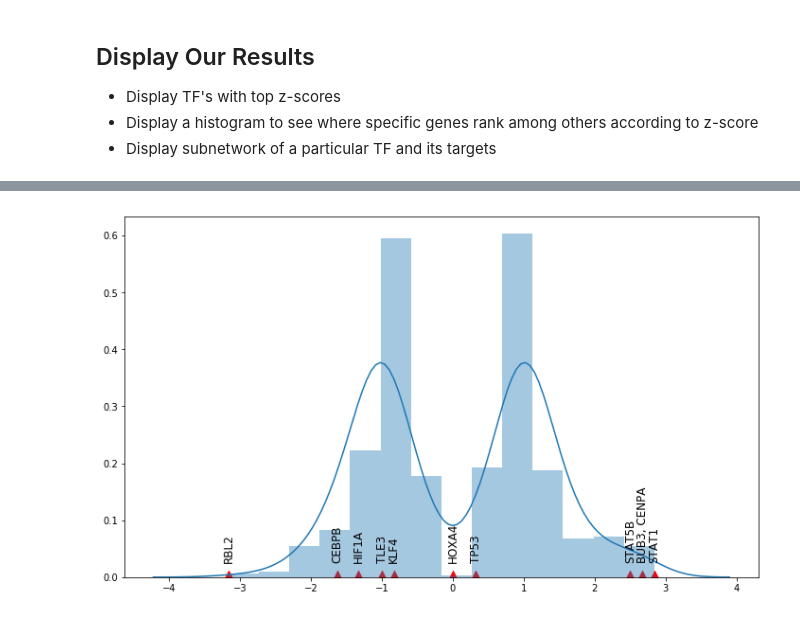
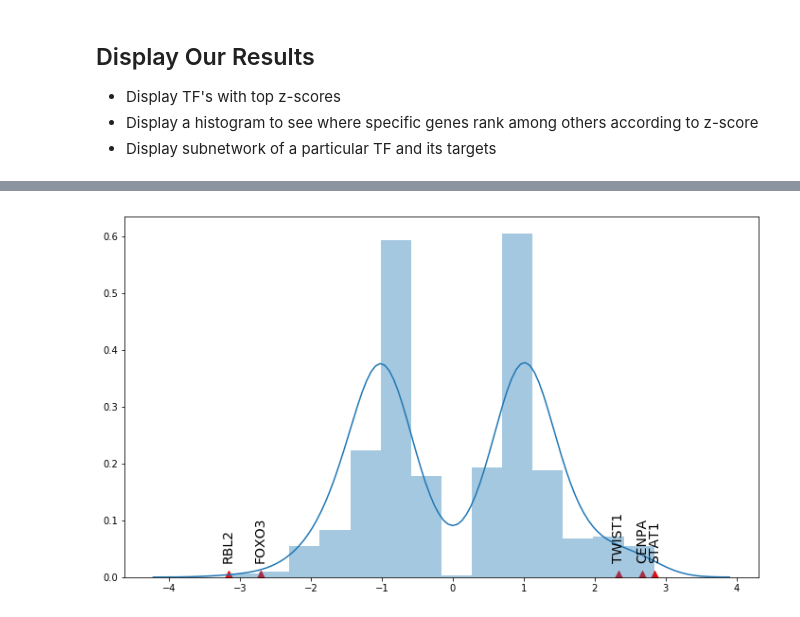
Before and after one commit to ucsd-ccbb/network_bio_toolkit, a Jupyter notebook: notebooks/Upstream_class_wrapper_notebooks/URA_Arthritis.ipynb, the cells around one changed output, grey strips where cells are left out. Drawn from its saved outputs; the diff is of its cells as text; code cells hidden in the pictures.

```diff
--- a/notebooks/Upstream_class_wrapper_notebooks/URA_Arthritis.ipynb
+++ b/notebooks/Upstream_class_wrapper_notebooks/URA_Arthritis.ipynb
@@ -157,9 +151,9 @@ display(top_values)
 | FOXO3 | -2.710687 | 0.000292 | -1.125810 |
 | GLI2 | -2.828427 | 0.172742 | -0.554695 |
 | RBL2 | -3.162278 | 0.129498 | -0.830733 |
-# %%
-genes_to_rank = ['HOXA4', 'CEBPB', 'HIF1A','KLF4', 'TLE3', 'RBL2','TP53', 'STAT1', 'STAT5B', 'BUB3', 'CENPA']
-ura.compare_genes(genes_to_rank)
-# %% [output]
-[figure, removed]
+# %%
+genes_to_rank = ['STAT1', 'CENPA', 'FOXO3', 'TWIST1', 'RBL2']
+ura.compare_genes(genes_to_rank, font_size = 14)
+# %% [output]
+[figure, added]
 # %%
```
Also changed, not shown: parts of 8 cells of this notebook, 5 other files.
